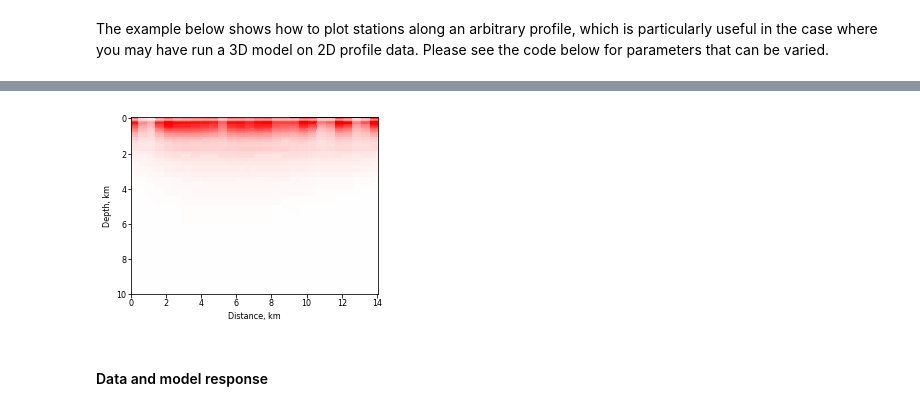
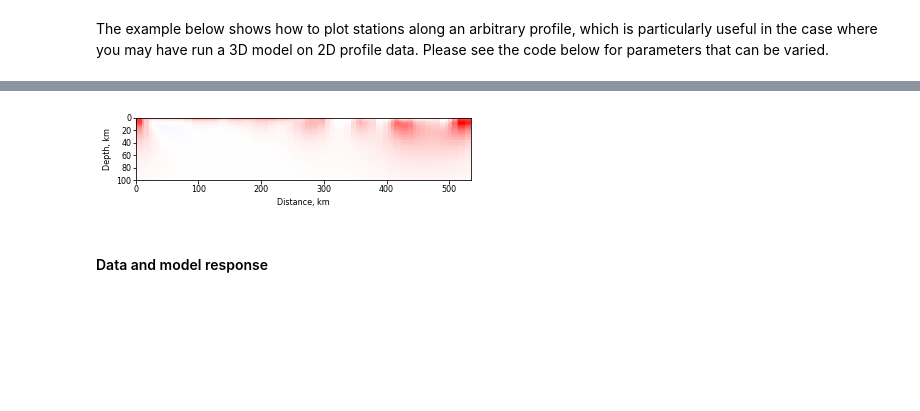
Before and after one commit to MTgeophysics/mtpy, a Jupyter notebook: examples/notebooks/Workshop Exercises Modeling.ipynb, the cells around one changed output, grey strips where cells are left out. Drawn from its saved outputs; the diff is of its cells as text; code cells hidden in the pictures; blank space fills up the shorter version.

```diff
--- a/examples/notebooks/Workshop Exercises Modeling.ipynb
+++ b/examples/notebooks/Workshop Exercises Modeling.ipynb
@@ -550,7 +551,7 @@ import numpy as np
 from mtpy.modeling.modem import PlotSlices
 
 # working directory and save path
-wd = r'C:/mtpywin/mtpy/examples/model_files/ModEM'
+wd = r'C:/mtpywin/mtpy/examples/model_files/ModEM_2'
 savepath = r'C:/tmp'
 
 # model and data file names
@@ -570,8 +571,13 @@ ax = plt.subplot(111)
 
 # get resistivity data along a slice defined by the stations
 gd, gz, gv = ps.get_slice("STA",
-                          nsteps=1000 # total number of cells across
+                          nsteps=200 # total number of cells across
                          )
+## to get resistivity along an arbitrary profile
+## (in this case stations 5 to 9)
+## xy locations
+#coords = np.vstack([ps.station_east[5:10],ps.station_north[5:10]]).T
+#gd, gz, gv = ps.get_slice("XY", nsteps=50, coords=coords)
 
 ci = ax.pcolormesh(gd, gz, gv,
               vmin=1,vmax=1e4, # min & max resistivity on colour map
@@ -582,7 +588,7 @@ ci = ax.pcolormesh(gd, gz, gv,
 # set some plot parameters and add labels
 ax.invert_yaxis()
 ax.set_aspect(1)
-ax.set_ylim(10)
+ax.set_ylim(1e2)
 plt.setp(ax.get_xticklabels(),fontsize=fs)
 plt.setp(ax.get_yticklabels(),fontsize=fs)
 plt.xlabel('Distance, km',fontsize=fs)
@@ -599,14 +605,14 @@ plt.savefig(os.path.join(savepath,'DepthSlice.png'),
 =============== ===============================================
     Buttons                  Description
 =============== ===============================================
      'e'          moves n-s slice east by one model block
      'w'          moves n-s slice west by one model block
      'n'          moves e-w slice north by one model block
      'm'          moves e-w slice south by one model block
      'd'          moves depth slice down by one model block
      'u'          moves depth slice up by one model block
 =============== ===============================================
-[figure, old version]
+[figure, new version]
 # %% [markdown]
 #### Data and model response
 # %% [markdown]
```
Also changed, not shown: parts of 3 cells of this notebook, 1 other file.
